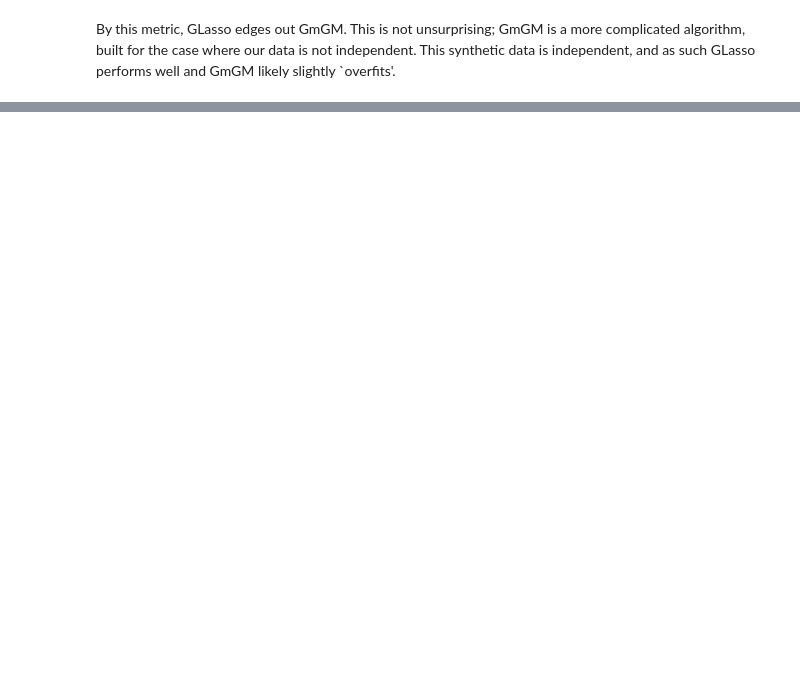
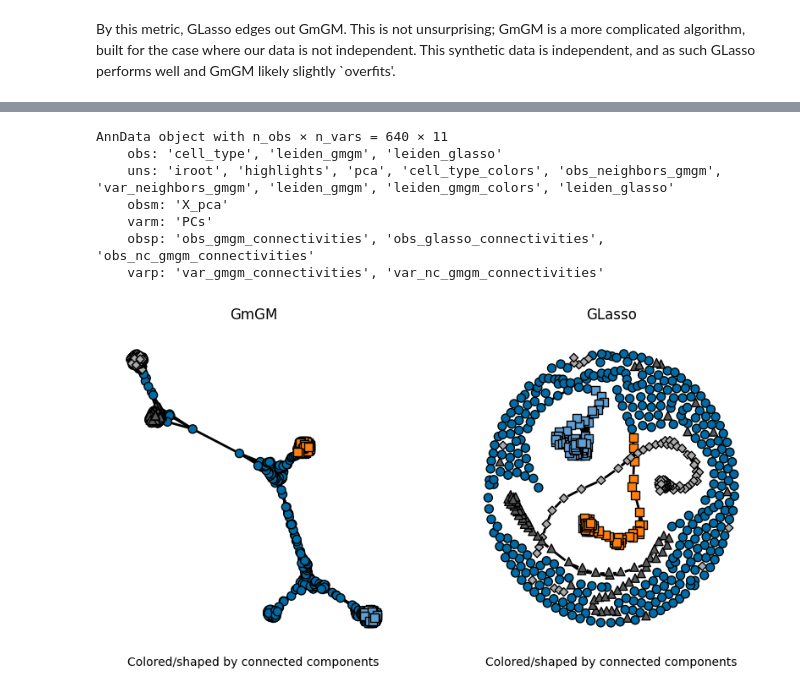
Before and after one commit to BaileyAndrew/ellis-summerschool, a Jupyter notebook: notebooks/graphical-models.ipynb, the cells around one changed output, grey strips where cells are left out. Saved outputs shown, nothing was run; the diff lists cells and outputs as text; code cells hidden in the pictures; blank space fills up the shorter version.

```diff
--- a/notebooks/graphical-models.ipynb
+++ b/notebooks/graphical-models.ipynb
@@ -182,0 +694,9 @@ By this metric, GLasso edges out GmGM.  This is not unsurprising; GmGM is a more
+# %%
+krum_data = GmGM.GmGM(
+    krum_data,
+    to_keep={"obs": 5, "var": 3},
+    min_edges={"obs": 0, "var": 0},
+    threshold_method="rowwise-col-weighted"
+)
+print(krum_data.obsp['obs_gmgm_connectivities'])
+krum_data
@@ -182,0 +728,28 @@ By this metric, GLasso edges out GmGM.  This is not unsurprising; GmGM is a more
+# %%
+fig, (ax1, ax2) = plt.subplots(figsize=(10, 5), ncols=2)
+plot_cells(
+   "GmGM",
+   krum_data,
+   layout='fr',
+   graph_type='obs_gmgm_connectivities',
+   fig=fig,
+   ax=ax1
+)
+plot_cells(
+   "GLasso",
+   krum_data,
+   layout='fr',
+   graph_type='obs_glasso_connectivities',
+   fig=fig,
+   ax=ax2
+)
+krum_data
+# %% [output]
+AnnData object with n_obs × n_vars = 640 × 11
+    obs: 'cell_type', 'leiden_gmgm', 'leiden_glasso'
+    uns: 'iroot', 'highlights', 'pca', 'cell_type_colors', 'obs_neighbors_gmgm', 'var_neighbors_gmgm', 'leiden_gmgm', 'leiden_gmgm_colors', 'leiden_glasso'
+    obsm: 'X_pca'
+    varm: 'PCs'
+    obsp: 'obs_gmgm_connectivities', 'obs_glasso_connectivities', 'obs_nc_gmgm_connectivities'
+    varp: 'var_gmgm_connectivities', 'var_nc_gmgm_connectivities'
+[figure, added]
```
Also changed, not shown: parts of 29 cells of this notebook, 2 other files.
